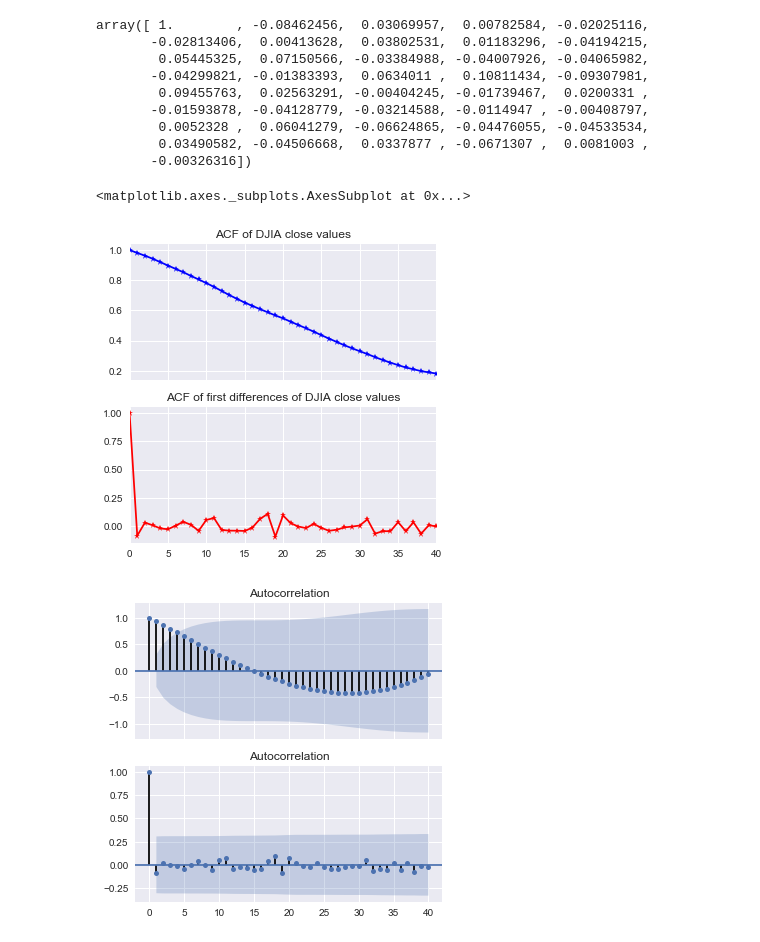
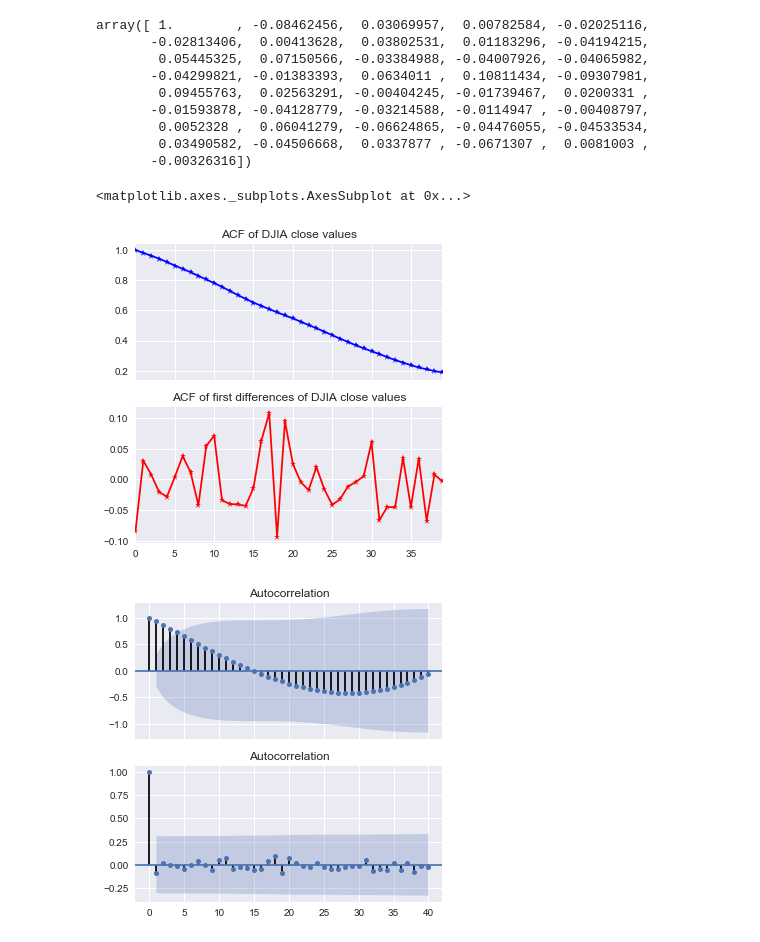
Before and after one commit to sirius0503/practical_time_series_analysis_my_codes, a Jupyter notebook: Chapter_2/Stationarity.ipynb, the cells around one changed output. Drawn from its saved outputs; the diff is of its cells as text; code cells hidden in the pictures.

Commit message:
pandas.plotting.autocorrelation use for acf

```diff
--- a/Chapter_2/Stationarity.ipynb
+++ b/Chapter_2/Stationarity.ipynb
@@ -48,13 +60,13 @@ array([ 1.        , -0.08462456,  0.03069957,  0.00782584, -0.02025116,
 # %%
 f, axarr = plt.subplots(2, sharex=True)
 f.set_size_inches(5.5, 5.5)
 axarr[0].set_title('ACF of DJIA close values')
 sns.tsplot(djia_acf, linestyle='-', marker='*', color='b', ax = axarr[0])
 axarr[1].set_title('ACF of first differences of DJIA close values')
-sns.tsplot(diff_close_acf,linestyle='-', marker='*', color='r', ax= axarr[1])
+sns.tsplot(diff_close_acf[1:],linestyle='-', marker='*', color='r', ax= axarr[1])
 # %% [output]
 <matplotlib.axes._subplots.AxesSubplot at 0x...>
-[figure, old version]
+[figure, new version]
 # %%
 f, axarr = plt.subplots(2, sharex=True)
 f.set_size_inches(5.5, 5.5)
```
Also changed, not shown: parts of 3 cells of this notebook.
